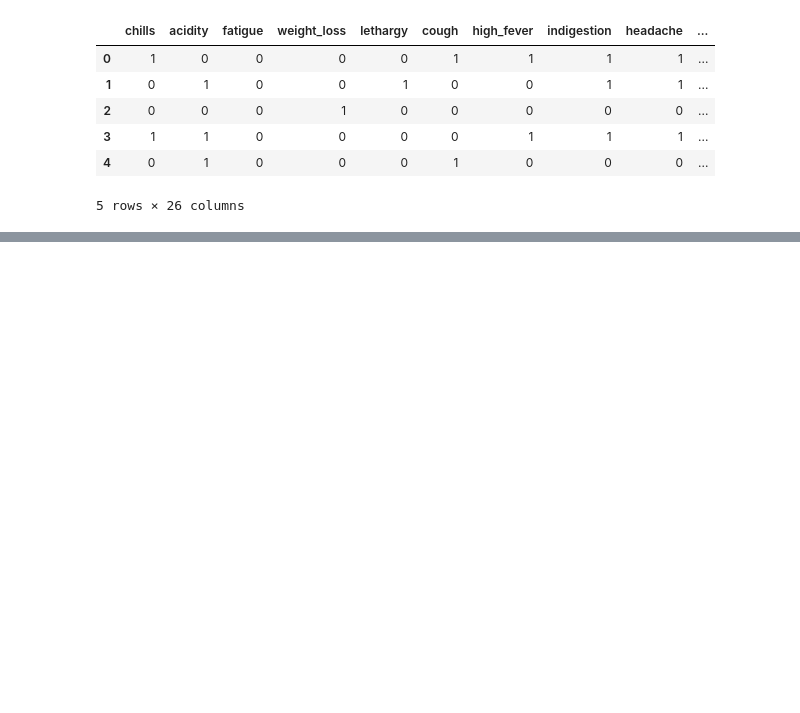
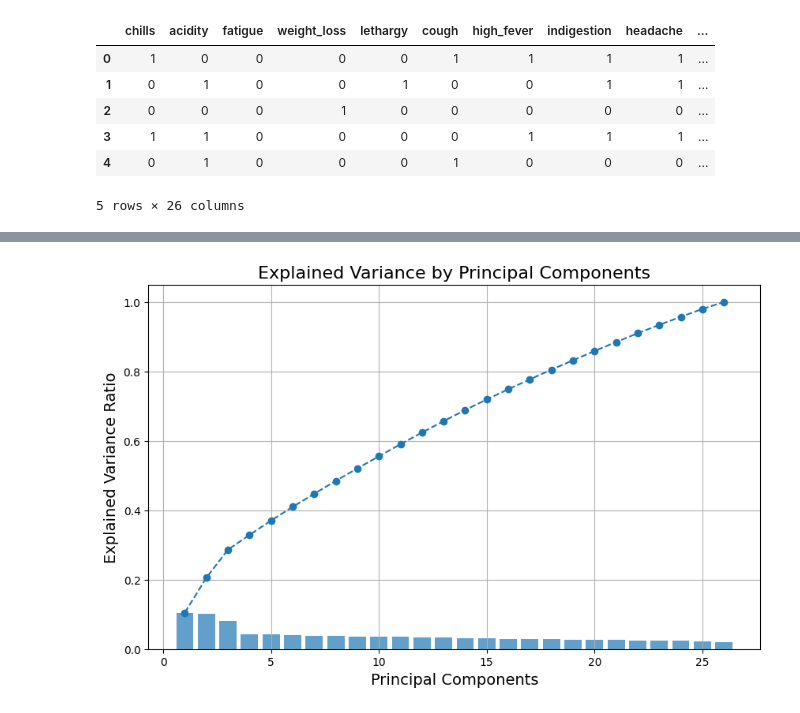
Before and after one commit to Sachinthana-Pathiranage/Sri-Ayu-Ayurvedic-Care, a Jupyter notebook: Notebooks/Pamoda's Notebooks/FESymptoms.ipynb, the cells around one changed output, grey strips where cells are left out. Drawn from its saved outputs; the diff is of its cells as text; code cells hidden in the pictures; blank space fills up the shorter version.

```diff
--- a/Notebooks/Pamoda's Notebooks/FESymptoms.ipynb
+++ b/Notebooks/Pamoda's Notebooks/FESymptoms.ipynb
@@ -324,3 +444,17 @@ plt.show()
+# %%
+# Plot explained variance ratio
+explained_variance_ratio = pca.explained_variance_ratio_
+
+plt.figure(figsize=(10, 6))
+plt.bar(range(1, len(explained_variance_ratio) + 1), explained_variance_ratio, alpha=0.7)
+plt.plot(range(1, len(explained_variance_ratio) + 1), np.cumsum(explained_variance_ratio), marker='o', linestyle='--')
+plt.xlabel('Principal Components', fontsize=14)
+plt.ylabel('Explained Variance Ratio', fontsize=14)
+plt.title('Explained Variance by Principal Components', fontsize=16)
+plt.grid()
+plt.show()
+# %% [output]
+[figure, added]
 # %%
 # Get the PCA loading matrix
 loading_matrix = pca_optimal.components_
```
Also changed, not shown: parts of 33 cells of this notebook.
